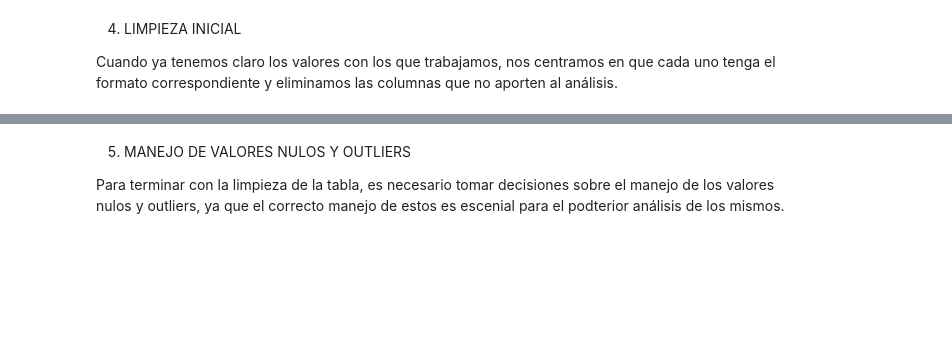
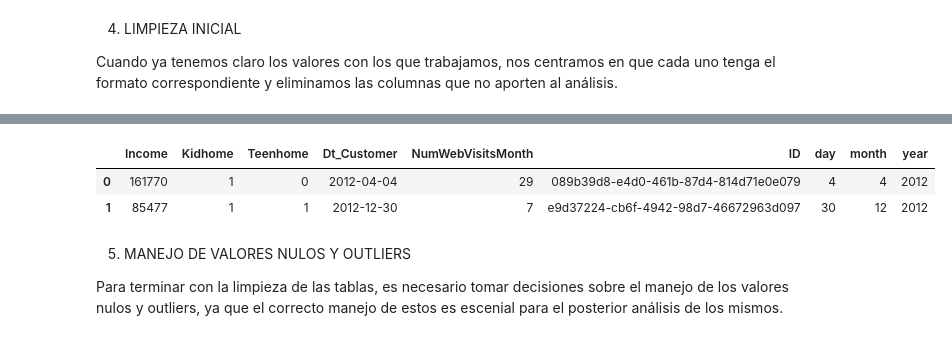
Before and after one commit to SofiaConsoli/proyecto_EDA_python, a Jupyter notebook: notebooks/analisis_eda.ipynb, the cells around one changed output, grey strips where cells are left out. Saved outputs shown, nothing was run; the diff lists cells and outputs as text; code cells hidden in the pictures; blank space fills up the shorter version.

Commit message:
4to commit, manejo de nulos

```diff
--- a/notebooks/analisis_eda.ipynb
+++ b/notebooks/analisis_eda.ipynb
@@ -94,6 +143,7 @@ Cuando ya tenemos claro los valores con los que trabajamos, nos centramos en que
 # %%
 # Eliminar la columna "Unnamed: 0", índice innecesario
 df = df.drop(columns=["Unnamed: 0"])
+df_clientes = df_clientes.drop(columns=["Unnamed: 0"])
 # %%
 # Convertir la variable objetivo "y" a numérica, donde "yes" se convierte en 1 y "no" en 0 para facilitar el análisis.
 df["y"] = df["y"].map({"yes": 1, "no": 0})
@@ -122,0 +180,6 @@ df.drop(columns=['date_en'], inplace=True)
+# %%
+# En la tabla de df_clientes, la columna "Dt_Customer" ya está en formato datetime, así que solo necesito extraer el día, mes y año en nuevas columnas para facilitar el análisis temporal.
+
+df_clientes["day"] = df_clientes["Dt_Customer"].dt.day
+df_clientes["month"] = df_clientes["Dt_Customer"].dt.month
+df_clientes["year"] = df_clientes["Dt_Customer"].dt.year
@@ -123,4 +233,10 @@ df.drop(columns=['date_en'], inplace=True)
+# %%
+df_clientes.head(2)
+# %% [output]
+|  | Income | Kidhome | Teenhome | Dt_Customer | NumWebVisitsMonth | ID | day | month | year |
+| 0 | 161770 | 1 | 0 | 2012-04-04 | 29 | 089b39d8-e4d0-461b-87d4-814d71e0e079 | 4 | 4 | 2012 |
+| 1 | 85477 | 1 | 1 | 2012-12-30 | 7 | e9d37224-cb6f-4942-98d7-46672963d097 | 30 | 12 | 2012 |
 # %% [markdown]
 5. MANEJO DE VALORES NULOS Y OUTLIERS
 
-Para terminar con la limpieza de la tabla, es necesario tomar decisiones sobre el manejo de los valores nulos y outliers, ya que el correcto manejo de estos es escenial para el podterior análisis de los mismos.
+Para terminar con la limpieza de las tablas, es necesario tomar decisiones sobre el manejo de los valores nulos y outliers, ya que el correcto manejo de estos es escenial para el posterior análisis de los mismos.
```
Also changed, not shown: parts of 19 cells of this notebook.
